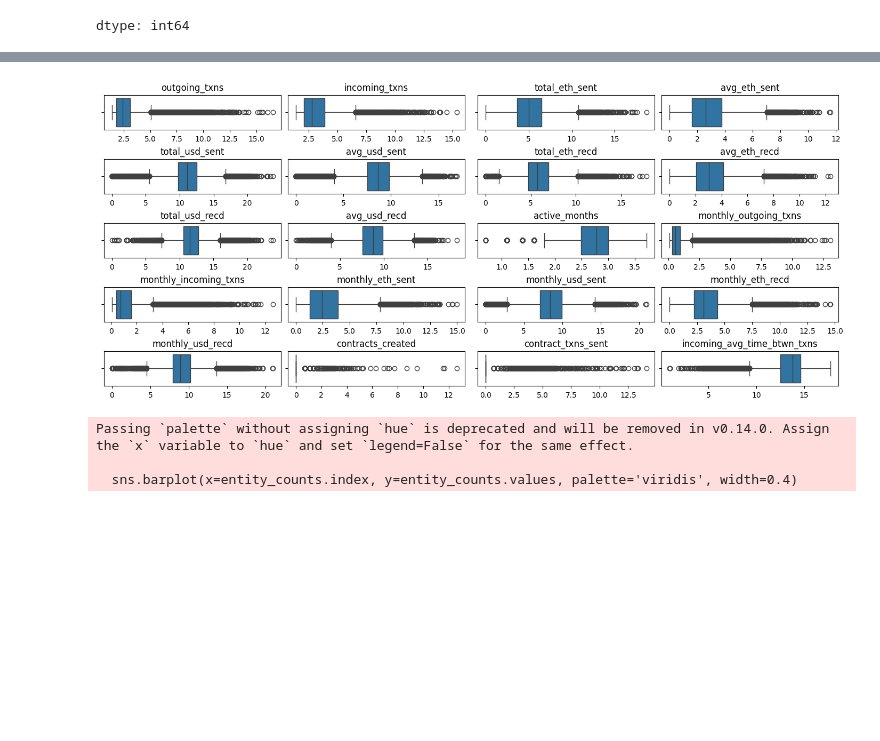
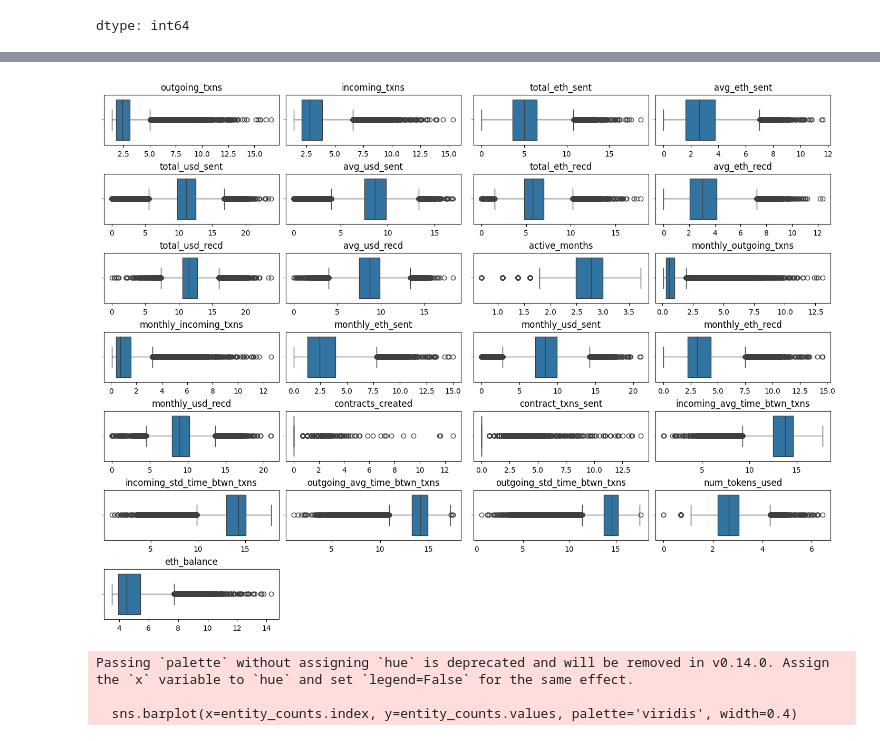
Before and after one commit to shazzad-hasan/ethereum-addresses-space-clustering, a Jupyter notebook: data_preprocessing.ipynb, the cells around one changed output, grey strips where cells are left out. Saved outputs shown, nothing was run; the diff lists cells and outputs as text; code cells hidden in the pictures; blank space fills up the shorter version.

```diff
--- a/data_preprocessing.ipynb
+++ b/data_preprocessing.ipynb
@@ -221,18 +227,20 @@ df_labeled.Entity.value_counts()
 | Mining | 19 |
 dtype: int64
 # %%
-# Plot the distributions of features
 columns = df_labeled.columns[1:-1]
 
-fig, axes = plt.subplots(5, 4, figsize=(14, 8), constrained_layout=True)
+n_columns = 4
+n_rows = math.ceil(len(columns) / n_columns)  # Calculate rows dynamically
+
+fig, axes = plt.subplots(n_rows, n_columns, figsize=(14, n_rows * 1.5), constrained_layout=True)
 axes = axes.flatten()
 
 for i, column in enumerate(columns):
-    if i < len(axes):
-        sns.boxplot(ax=axes[i], data=df_labeled, x=column)
-        axes[i].set_title(column)
-        axes[i].set_xlabel('')  # Remove x-axis label
+    sns.boxplot(ax=axes[i], data=df_labeled, x=column)
+    axes[i].set_title(column)
+    axes[i].set_xlabel('')  # Remove x-axis label
 
+# Remove any empty subplots
 for j in range(len(columns), len(axes)):
     fig.delaxes(axes[j])
 
@@ -242,26 +250,31 @@ plt.show()
 # %%
-# Plot log transformation of the features
+# Plot log transformed distribution of the features
+
 df_log_transformed = df_labeled.copy()
 columns = df_labeled.columns[1:-1]
 
 for column in columns:
     df_log_transformed[column] = np.log1p(df_labeled[column])
 
-fig, axes = plt.subplots(5, 4, figsize=(14, 6), constrained_layout=True)
+# Dynamically calculate rows and columns
+n_columns = 4
+n_rows = math.ceil(len(columns) / n_columns)
+
+fig, axes = plt.subplots(n_rows, n_columns, figsize=(14, n_rows * 1.5), constrained_layout=True)
 axes = axes.flatten()
 
 for i, column in enumerate(columns):
-    if i < len(axes):
-        sns.boxplot(ax=axes[i], data=df_log_transformed, x=column)
-        axes[i].set_title(column)
-        axes[i].set_xlabel('')  # Remove x-axis label
+    sns.boxplot(ax=axes[i], data=df_log_transformed, x=column)
+    axes[i].set_title(column)
+    axes[i].set_xlabel('')  # Remove x-axis label
 
+# Remove any extra subplots if not needed
 for j in range(len(columns), len(axes)):
     fig.delaxes(axes[j])
 
 plt.show()
 # %% [output]
-[figure, old version]
+[figure, new version]
 # %%
 entity_counts = df_labeled['Entity'].value_counts()
 plt.figure(figsize=(6, 4))
```
Also changed, not shown: parts of 3 cells of this notebook.
